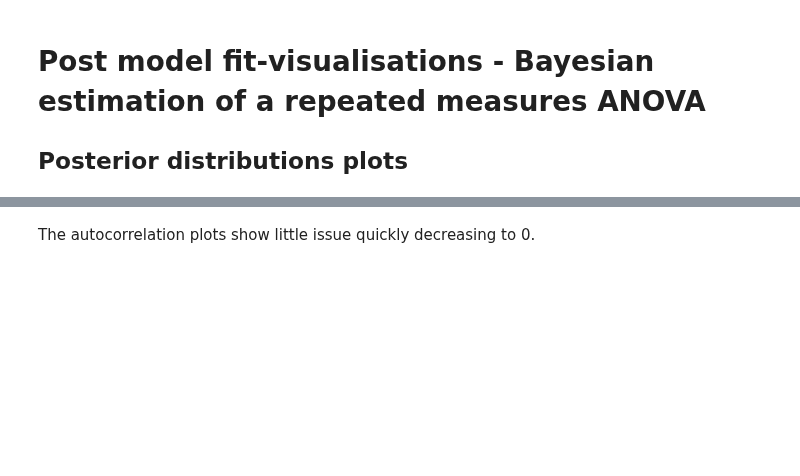
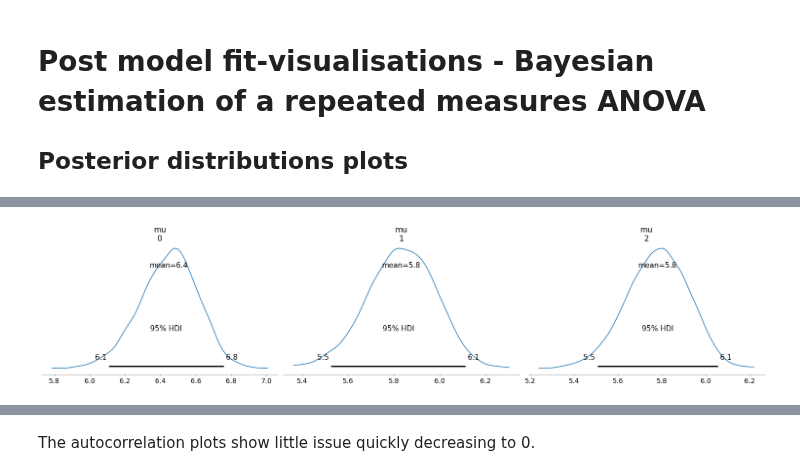
Before and after one commit to ebrlab/Statistical-methods-for-research-workers-bayes-for-psychologists-and-neuroscientists, a Jupyter notebook: wip/Within subject ANOVA.ipynb, the cells around one changed output, grey strips where cells are left out. Cells and saved outputs as stored; diff of their text form; code cells hidden in the pictures; blank space fills up the shorter version.

```diff
--- a/wip/Within subject ANOVA.ipynb
+++ b/wip/Within subject ANOVA.ipynb
@@ -215 +210,5 @@ Sampling: 100% (6000/6000), done.
+# %%
+az.plot_posterior(fit, var_names=("mu"), hdi_prob = .95);
+# %% [output]
+[figure, added]
 # %%
```
Also changed, not shown: parts of 34 cells of this notebook, 2 other files.
